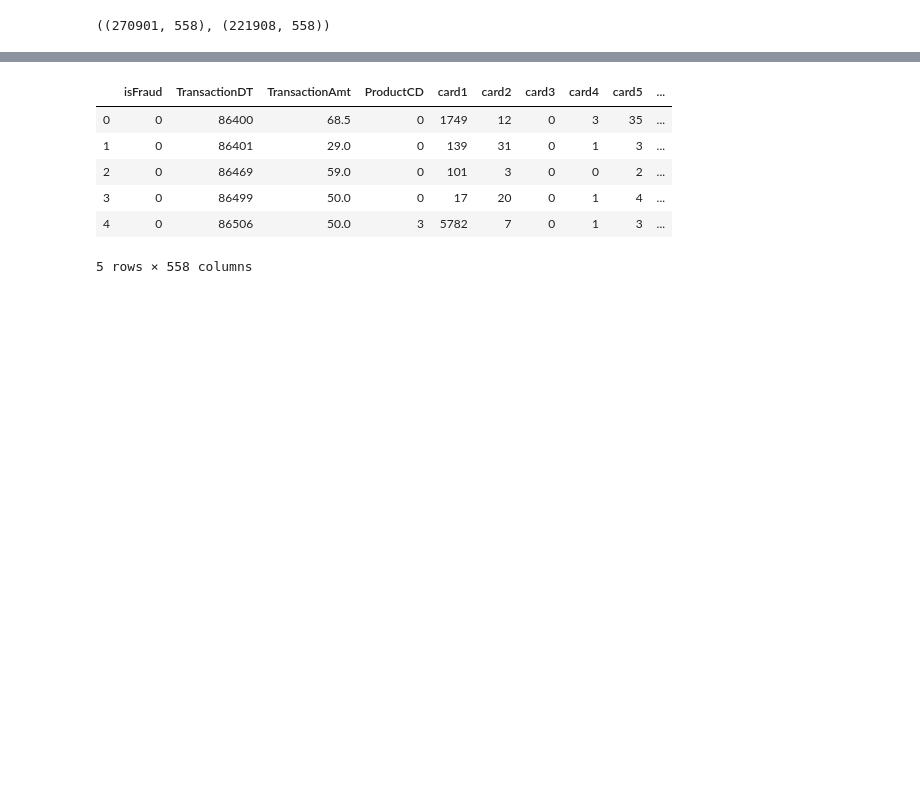
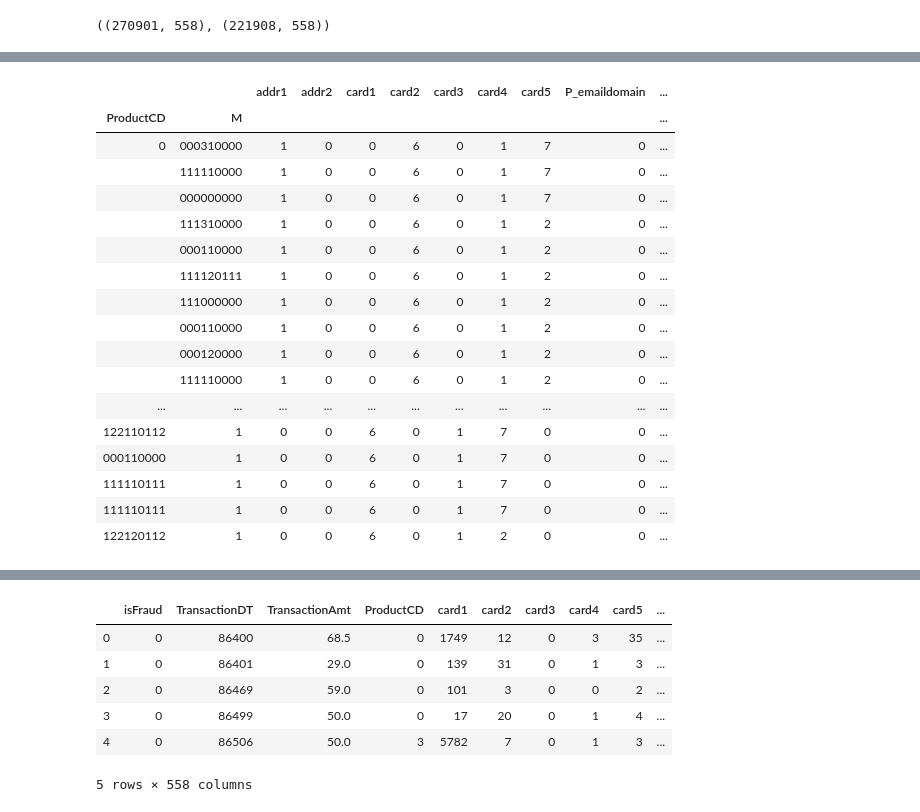
Before and after one commit to rodgomrod/kaggle_ieee_fraud, a Jupyter notebook: feature_engineering.ipynb, the cells around one changed output, grey strips where cells are left out. Drawn from its saved outputs; the diff is of its cells as text; code cells hidden in the pictures; blank space fills up the shorter version.

```diff
--- a/feature_engineering.ipynb
+++ b/feature_engineering.ipynb
@@ -31,0 +94,24 @@ old_cols = train.columns
+# %%
+train[(train.card1 == 0) & (train.addr1 == 1) & (train.addr2 == 0)
+     & (train.card2 == 6) & (train.P_emaildomain == 0) & (train.ProductCD == 0)]\
+[['ProductCD','addr1','addr2','card1','card2','card3','card4','card5','P_emaildomain','R_emaildomain','TransactionDT','M','isFraud']]\
+.set_index(['ProductCD','M'])
+# %% [output]
+|  |  | addr1 | addr2 | card1 | card2 | card3 | card4 | card5 | P_emaildomain | ... |
+| ProductCD | M |  |  |  |  |  |  |  |  | ... |
+| 0 | 000310000 | 1 | 0 | 0 | 6 | 0 | 1 | 7 | 0 | ... |
+|  | 111110000 | 1 | 0 | 0 | 6 | 0 | 1 | 7 | 0 | ... |
+|  | 000000000 | 1 | 0 | 0 | 6 | 0 | 1 | 7 | 0 | ... |
+|  | 111310000 | 1 | 0 | 0 | 6 | 0 | 1 | 2 | 0 | ... |
+|  | 000110000 | 1 | 0 | 0 | 6 | 0 | 1 | 2 | 0 | ... |
+|  | 111120111 | 1 | 0 | 0 | 6 | 0 | 1 | 2 | 0 | ... |
+|  | 111000000 | 1 | 0 | 0 | 6 | 0 | 1 | 2 | 0 | ... |
+|  | 000110000 | 1 | 0 | 0 | 6 | 0 | 1 | 2 | 0 | ... |
+|  | 000120000 | 1 | 0 | 0 | 6 | 0 | 1 | 2 | 0 | ... |
+|  | 111110000 | 1 | 0 | 0 | 6 | 0 | 1 | 2 | 0 | ... |
+| ... | ... | ... | ... | ... | ... | ... | ... | ... | ... | ... |
+| 122110112 | 1 | 0 | 0 | 6 | 0 | 1 | 7 | 0 | 0 | ... |
+| 000110000 | 1 | 0 | 0 | 6 | 0 | 1 | 7 | 0 | 0 | ... |
+| 111110111 | 1 | 0 | 0 | 6 | 0 | 1 | 7 | 0 | 0 | ... |
+| 111110111 | 1 | 0 | 0 | 6 | 0 | 1 | 7 | 0 | 0 | ... |
+| 122120112 | 1 | 0 | 0 | 6 | 0 | 1 | 2 | 0 | 0 | ... |
```
Also changed, not shown: parts of 11 cells of this notebook.
